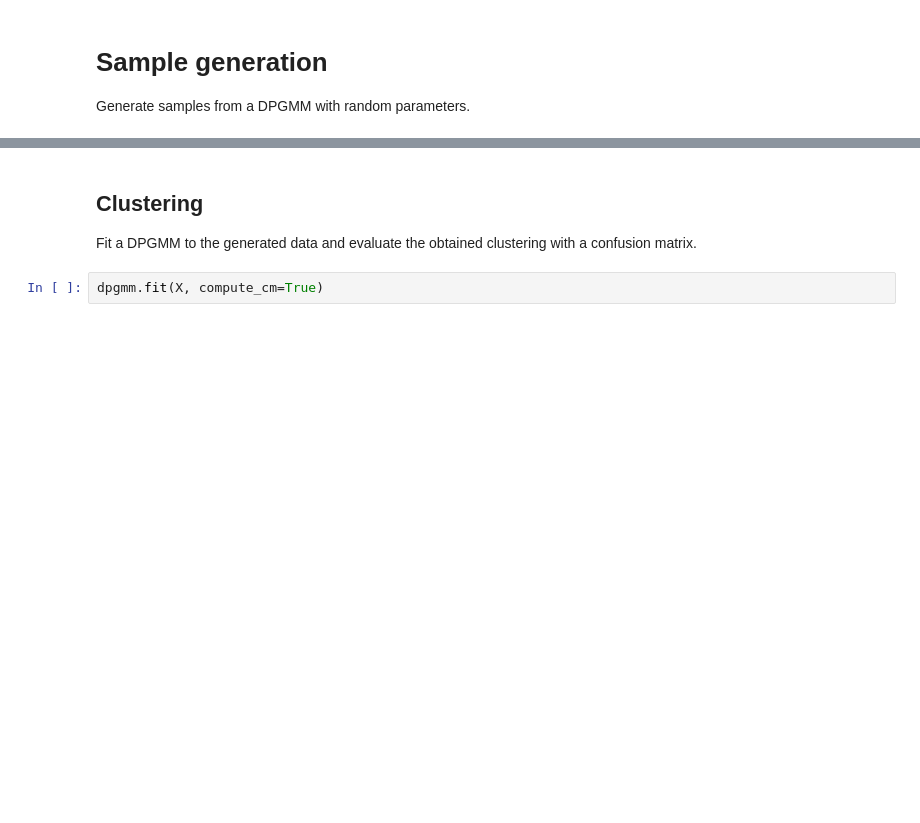
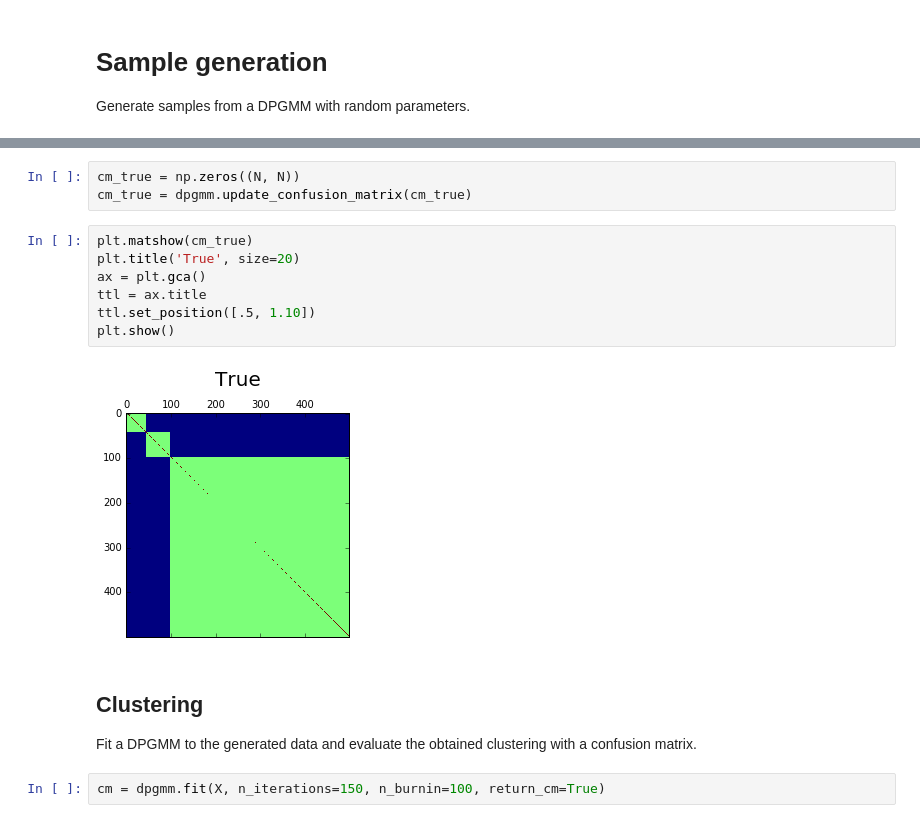
Before and after one commit to pedrofale/Thesis-Code, a Jupyter notebook: notebooks/Experiments.ipynb, the cells around one changed output, grey strips where cells are left out. Saved outputs shown, nothing was run; the diff lists cells and outputs as text; blank space fills up the shorter version.

```diff
--- a/notebooks/Experiments.ipynb
+++ b/notebooks/Experiments.ipynb
@@ -66,7 +66,19 @@ assigment counts 2: 335
+# %%
+cm_true = np.zeros((N, N))
+cm_true = dpgmm.update_confusion_matrix(cm_true)
+# %%
+plt.matshow(cm_true)
+plt.title('True', size=20)
+ax = plt.gca()
+ttl = ax.title
+ttl.set_position([.5, 1.10])
+plt.show()
+# %% [output]
+[figure, added]
 # %% [markdown]
 ## Clustering
 Fit a DPGMM to the generated data and evaluate the obtained clustering with a confusion matrix.
-# %%
-dpgmm.fit(X, compute_cm=True)
+# %%
+cm = dpgmm.fit(X, n_iterations=150, n_burnin=100, return_cm=True)
 # %%
 # Sample from the fitted DPGMM
```
Also changed, not shown: parts of 5 cells of this notebook.
